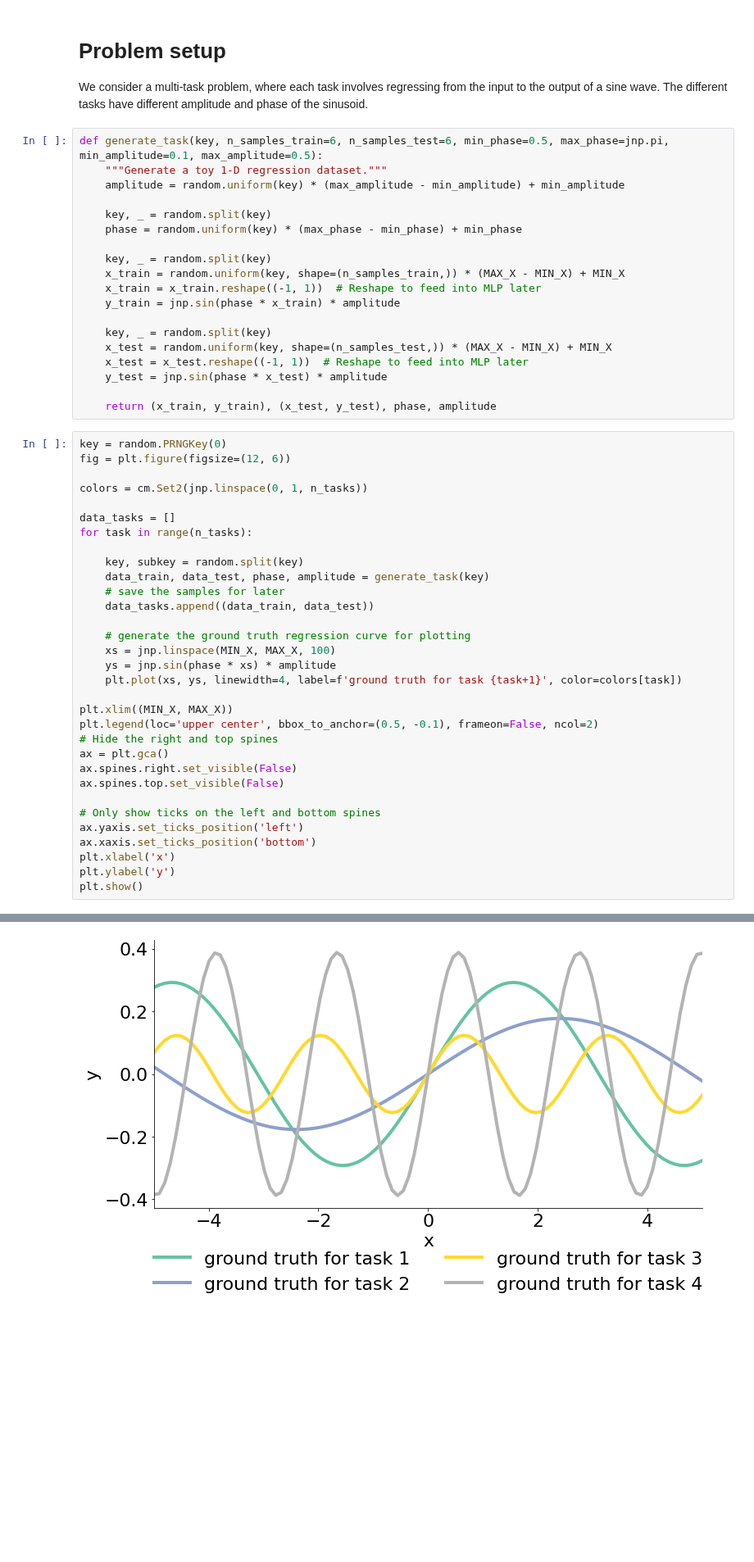
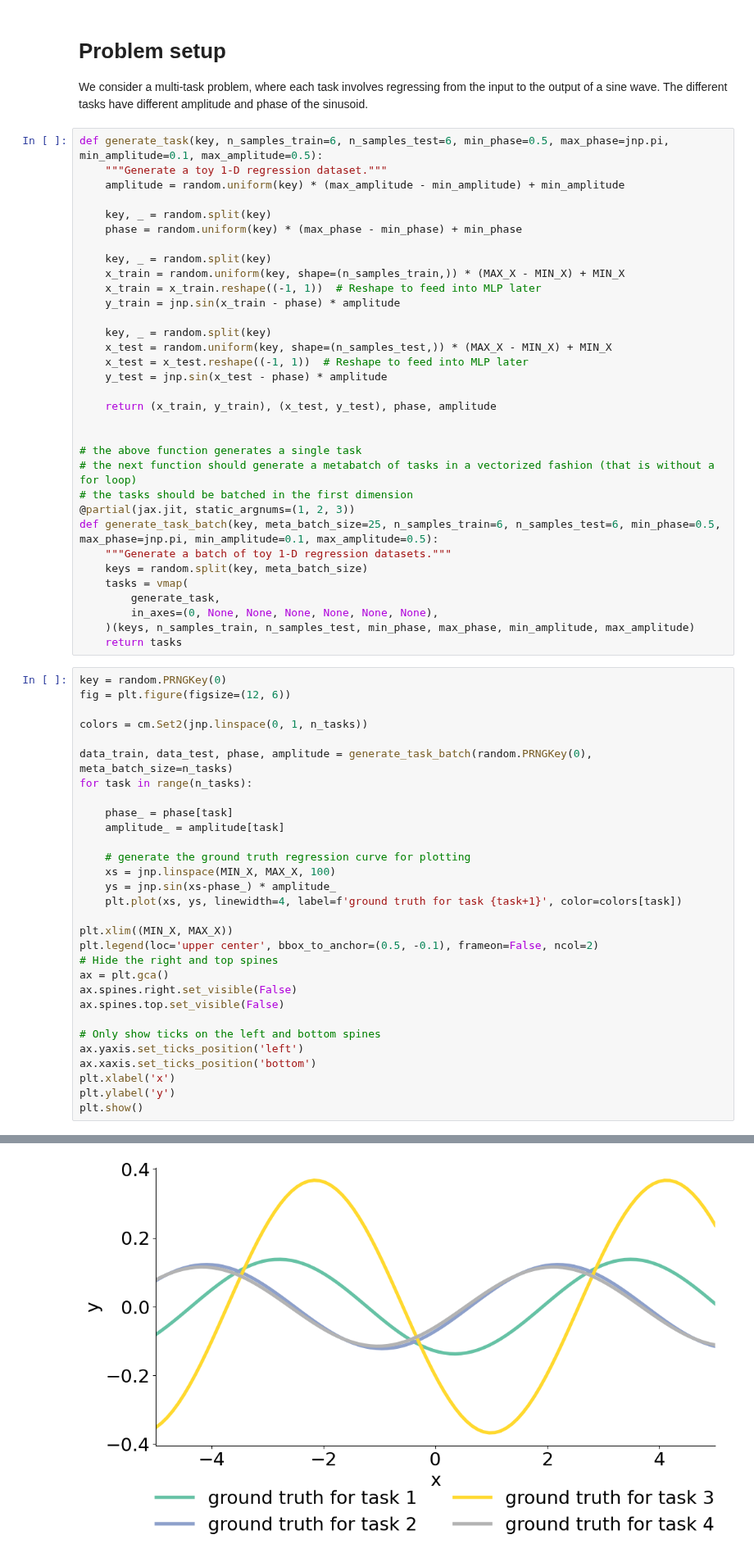
Before and after one commit to google/jaxopt, a Jupyter notebook: docs/notebooks/implicit_diff/maml.ipynb, the cells around one changed output, grey strips where cells are left out. Shown at 82% size. Cells and saved outputs as stored; diff of their text form; blank space fills up the shorter version.

```diff
--- a/docs/notebooks/implicit_diff/maml.ipynb
+++ b/docs/notebooks/implicit_diff/maml.ipynb
@@ -79,31 +86,43 @@ def generate_task(key, n_samples_train=6, n_samples_test=6, min_phase=0.5, max_p
     key, _ = random.split(key)
     x_train = random.uniform(key, shape=(n_samples_train,)) * (MAX_X - MIN_X) + MIN_X
     x_train = x_train.reshape((-1, 1))  # Reshape to feed into MLP later
-    y_train = jnp.sin(phase * x_train) * amplitude
+    y_train = jnp.sin(x_train - phase) * amplitude
 
     key, _ = random.split(key)
     x_test = random.uniform(key, shape=(n_samples_test,)) * (MAX_X - MIN_X) + MIN_X
     x_test = x_test.reshape((-1, 1))  # Reshape to feed into MLP later
-    y_test = jnp.sin(phase * x_test) * amplitude
+    y_test = jnp.sin(x_test - phase) * amplitude
 
     return (x_train, y_train), (x_test, y_test), phase, amplitude
+
+
+# the above function generates a single task
+# the next function should generate a metabatch of tasks in a vectorized fashion (that is without a for loop)
+# the tasks should be batched in the first dimension
+@partial(jax.jit, static_argnums=(1, 2, 3))
+def generate_task_batch(key, meta_batch_size=25, n_samples_train=6, n_samples_test=6, min_phase=0.5, max_phase=jnp.pi, min_amplitude=0.1, max_amplitude=0.5):
+    """Generate a batch of toy 1-D regression datasets."""
+    keys = random.split(key, meta_batch_size)
+    tasks = vmap(
+        generate_task,
+        in_axes=(0, None, None, None, None, None, None),
+    )(keys, n_samples_train, n_samples_test, min_phase, max_phase, min_amplitude, max_amplitude)
+    return tasks
 # %%
 key = random.PRNGKey(0)
 fig = plt.figure(figsize=(12, 6))
 
 colors = cm.Set2(jnp.linspace(0, 1, n_tasks))
 
-data_tasks = []
+data_train, data_test, phase, amplitude = generate_task_batch(random.PRNGKey(0), meta_batch_size=n_tasks)
 for task in range(n_tasks):
 
-    key, subkey = random.split(key)
-    data_train, data_test, phase, amplitude = generate_task(key)
-    # save the samples for later
-    data_tasks.append((data_train, data_test))
+    phase_ = phase[task]
+    amplitude_ = amplitude[task]
 
     # generate the ground truth regression curve for plotting
     xs = jnp.linspace(MIN_X, MAX_X, 100)
-    ys = jnp.sin(phase * xs) * amplitude
+    ys = jnp.sin(xs-phase_) * amplitude_
     plt.plot(xs, ys, linewidth=4, label=f'ground truth for task {task+1}', color=colors[task])
 
 plt.xlim((MIN_X, MAX_X))
@@ -124,4 +143,4 @@ WARNING:absl:No GPU/TPU found, falling back to CPU. (Set TF_CPP_MIN_LOG_LEVEL=0
-[figure, old version]
+[figure, new version]
 # %% [markdown]
 We call each one of the curves above a "task". For each task, we have access to 12 samples drawn uniformly, that we split among a train and test set of the same size.
 # %%
```
Also changed, not shown: parts of 13 cells of this notebook, 2 other files.
